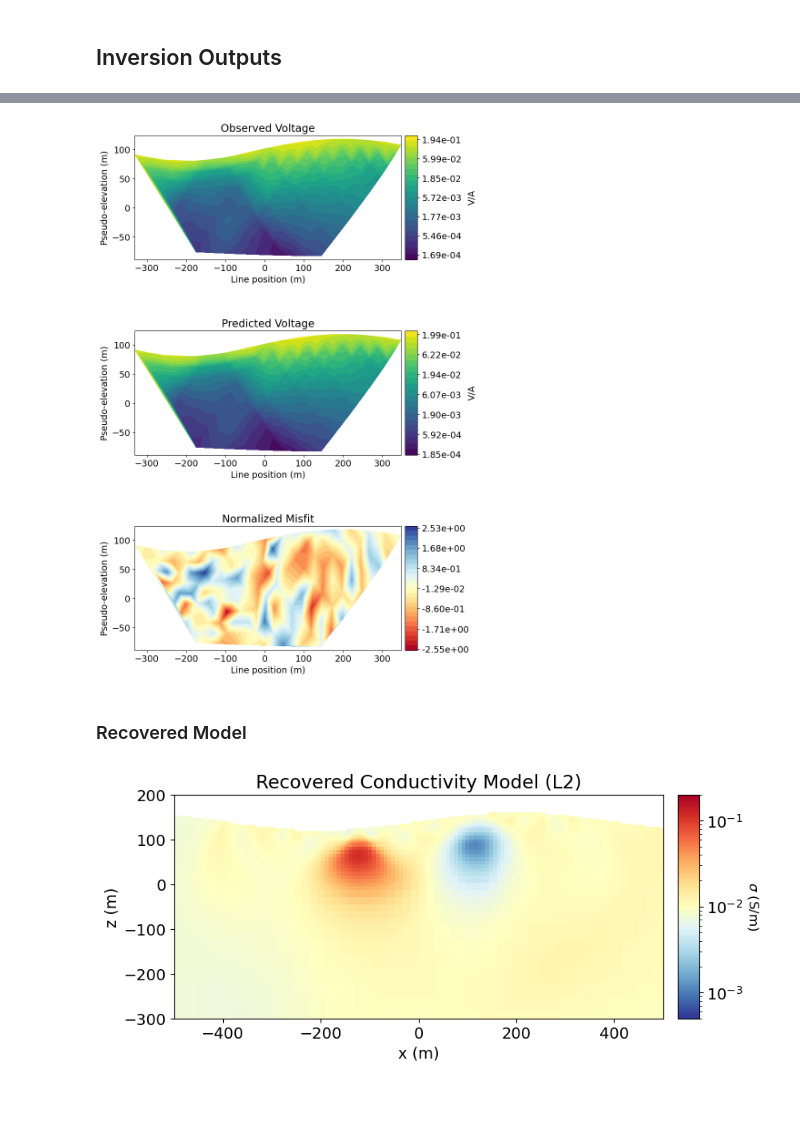
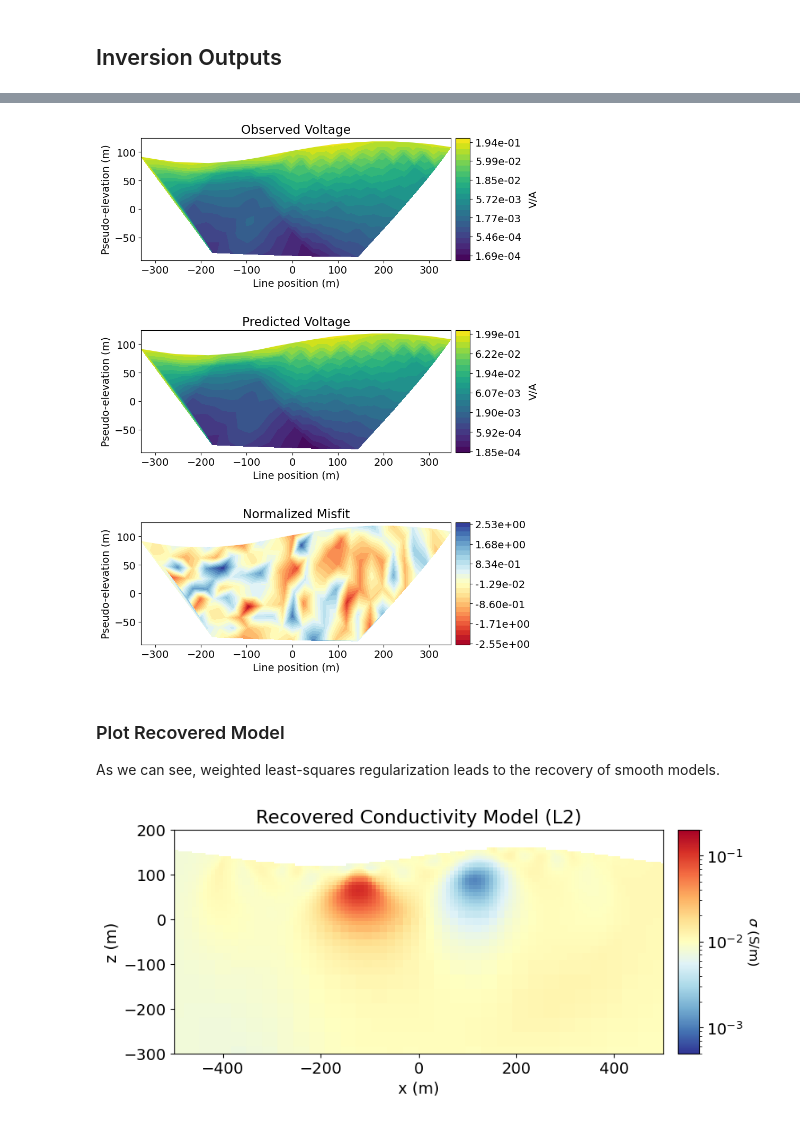
Before and after one commit to simpeg/user-tutorials, a Jupyter notebook: notebooks/05-dcr/inv_dcr_2d.ipynb, the cells around one changed output, grey strips where cells are left out. Saved outputs shown, nothing was run; the diff lists cells and outputs as text; code cells hidden in the pictures.

```diff
--- a/notebooks/05-dcr/inv_dcr_2d.ipynb
+++ b/notebooks/05-dcr/inv_dcr_2d.ipynb
@@ -257,7 +257,10 @@ mesh.finalize()
 Simulated geophysical data are dependent on the subsurface distribution of physical property values. As a result, the cells lying below the surface topography are commonly referred to as 'active cells'. And air cells, whose physical property values are fixed, are commonly referred to as 'inactive cells'. Here, the discretize [active_from_xyz](myst:discretize#discretize.utils.active_from_xyz) utility function is used to find the indices of the active cells using the mesh and surface topography. The output quantity is a ``bool`` array.
 # %%
 # Indices of the active mesh cells from topography (e.g. cells below surface)
-ind_active = active_from_xyz(mesh, topo_2d)
+active_cells = active_from_xyz(mesh, topo_2d)
+
+# number of active cells
+n_active = np.sum(active_cells)
 # %% [markdown]
 ## Project Survey to Discretized Topography
 
@@ -278,13 +281,10 @@ In SimPEG, the term 'model' is not synonymous with the physical property values
 
 For DC resistivity, the model parameters define the subsurface electrical conductivity, and the electrical conductivities of the cells in the air are given a fixed value. Here, the model defines the log-conductivity values for all active cells. We use the [SimPEG.maps.ExpMap](myst:SimPEG#SimPEG.maps.ExpMap) to map from the model parameters to the conductivity values for all active cells. Then we use the [SimPEG.maps.InjectActiveCells](myst:SimPEG#SimPEG.maps.InjectActiveCells) map to project the active cell conductivities to the entire mesh. As explained in the [2.5D Forward Simulation](fwd_dcr_2d.ipynb) tutorial, air cells are given a fixed value of 1e-8 S/m to ensure the forward problem is well-conditionned. And the $*$ operator is used to combine the separate mapping objects into a single mapping.
 # %%
-# Number of model parameters
-n_param = np.sum(ind_active)
-
 # Model parameters to all cells
 log_conductivity_map = (
-    maps.InjectActiveCells(mesh, ind_active, 1e-8) *
-    maps.ExpMap(nP=n_param)
+    maps.InjectActiveCells(mesh, active_cells, 1e-8) *
+    maps.ExpMap(nP=n_active)
 )
 # %% [markdown]
 ### Starting/Reference Models
@@ -299,7 +299,7 @@ Notice that the length of the starting and reference models is equal to the numb
 median_resistivity = np.median(apparent_resistivities)
 
 # Create staring model from log-conductivity
-starting_conductivity_model = np.log(1/median_resistivity) * np.ones(n_param)
+starting_conductivity_model = np.log(1/median_resistivity) * np.ones(n_active)
 
 # Zero reference conductivity model
 reference_conductivity_model = starting_conductivity_model.copy()
@@ -329,7 +329,7 @@ By default, the regularization acts on the model parameters; which in the case a
 # %%
 reg_L2 = regularization.WeightedLeastSquares(
     mesh,
-    active_cells=ind_active,
+    active_cells=active_cells,
     alpha_s=dh**-2,
     alpha_x=1,
     alpha_y=1,
@@ -423,36 +427,38 @@ dobs = voltage_data.dobs
 std = voltage_data.standard_deviation
 
 # Plot
-fig = plt.figure(figsize=(9, 13))
+fig = plt.figure(figsize=(9, 11))
 data_array = [np.abs(dobs), np.abs(dpred), (dobs - dpred) / std]
 plot_title = ["Observed Voltage", "Predicted Voltage", "Normalized Misfit"]
 plot_units = ["V/A", "V/A", ""]
 scale = ["log", "log", "linear"]
 cmap_list = [mpl.cm.viridis, mpl.cm.viridis, mpl.cm.RdYlBu]
 
 ax1 = 3 * [None]
 cax1 = 3 * [None]
 cbar = 3 * [None]
 cplot = 3 * [None]
 
 for ii in range(0, 3):
     ax1[ii] = fig.add_axes([0.15, 0.72 - 0.33 * ii, 0.65, 0.21])
     cax1[ii] = fig.add_axes([0.81, 0.72 - 0.33 * ii, 0.03, 0.21])
     cplot[ii] = plot_pseudosection(
         voltage_data.survey,
         data_array[ii],
         "contourf",
         ax=ax1[ii],
         cax=cax1[ii],
         scale=scale[ii],
         cbar_label=plot_units[ii],
         mask_topography=True,
         contourf_opts={"levels": 25, "cmap": cmap_list[ii]},
     )
     ax1[ii].set_title(plot_title[ii])
 
 plt.show()
 # %% [output]
-[figure, old version]
+[figure, new version]
-# %% [markdown]
-### Recovered Model
+# %% [markdown]
+### Plot Recovered Model
+
+As we can see, weighted least-squares regularization leads to the recovery of smooth models.
```
Also changed, not shown: parts of 14 cells of this notebook, 7 other files.
